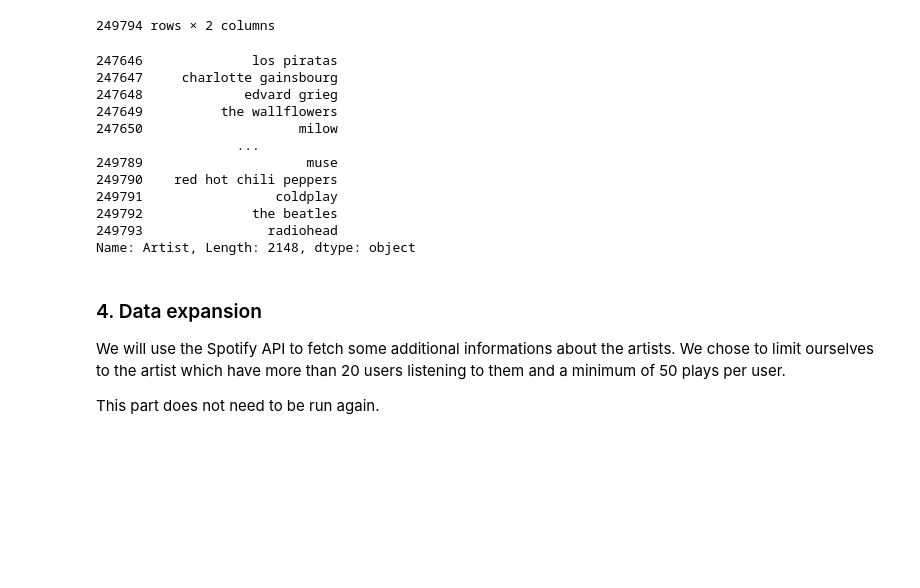
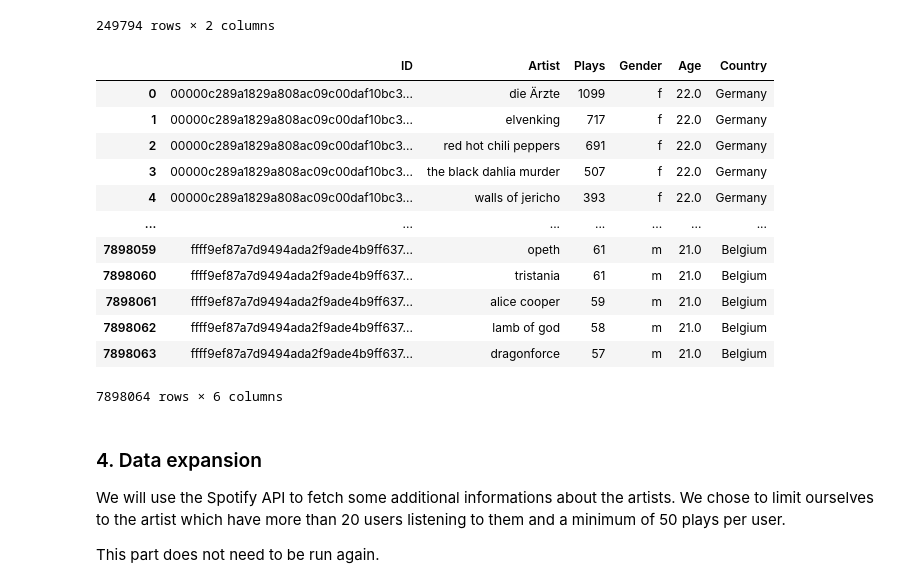
Before and after one commit to Caotick/mlbd-project, a Jupyter notebook: mlbd_project_spotify_api.ipynb, the cells around one changed output. Cells and saved outputs as stored; diff of their text form; code cells hidden in the pictures; blank space fills up the shorter version.

```diff
--- a/mlbd_project_spotify_api.ipynb
+++ b/mlbd_project_spotify_api.ipynb
@@ -86,21 +86,22 @@ top_plays
 # to reduce the dataset, we'll drop artists who were listened only by less than x users
 top_artists = top_plays[top_plays['Sum of plays'] > 1000]['Artist']
 top_merged = top_merged.loc[top_merged['Artist'].isin(top_artists)].reset_index().drop(columns = ['index'])
-# %%
-top_artists
-# %% [output]
-247646              los piratas
-247647     charlotte gainsbourg
-247648             edvard grieg
-247649          the wallflowers
-247650                    milow
-                  ...
-249789                     muse
-249790    red hot chili peppers
-249791                 coldplay
-249792              the beatles
-249793                radiohead
-Name: Artist, Length: 2148, dtype: object
+# %%
+top_merged
+# %% [output]
+|  | ID | Artist | Plays | Gender | Age | Country |
+| 0 | 00000c289a1829a808ac09c00daf10bc3... | die Ärzte | 1099 | f | 22.0 | Germany |
+| 1 | 00000c289a1829a808ac09c00daf10bc3... | elvenking | 717 | f | 22.0 | Germany |
+| 2 | 00000c289a1829a808ac09c00daf10bc3... | red hot chili peppers | 691 | f | 22.0 | Germany |
+| 3 | 00000c289a1829a808ac09c00daf10bc3... | the black dahlia murder | 507 | f | 22.0 | Germany |
+| 4 | 00000c289a1829a808ac09c00daf10bc3... | walls of jericho | 393 | f | 22.0 | Germany |
+| ... | ... | ... | ... | ... | ... | ... |
+| 7898059 | ffff9ef87a7d9494ada2f9ade4b9ff637... | opeth | 61 | m | 21.0 | Belgium |
+| 7898060 | ffff9ef87a7d9494ada2f9ade4b9ff637... | tristania | 61 | m | 21.0 | Belgium |
+| 7898061 | ffff9ef87a7d9494ada2f9ade4b9ff637... | alice cooper | 59 | m | 21.0 | Belgium |
+| 7898062 | ffff9ef87a7d9494ada2f9ade4b9ff637... | lamb of god | 58 | m | 21.0 | Belgium |
+| 7898063 | ffff9ef87a7d9494ada2f9ade4b9ff637... | dragonforce | 57 | m | 21.0 | Belgium |
+7898064 rows × 6 columns
 # %% [markdown]
 ### 4. Data expansion
 
```
Also changed, not shown: parts of 23 cells of this notebook.
